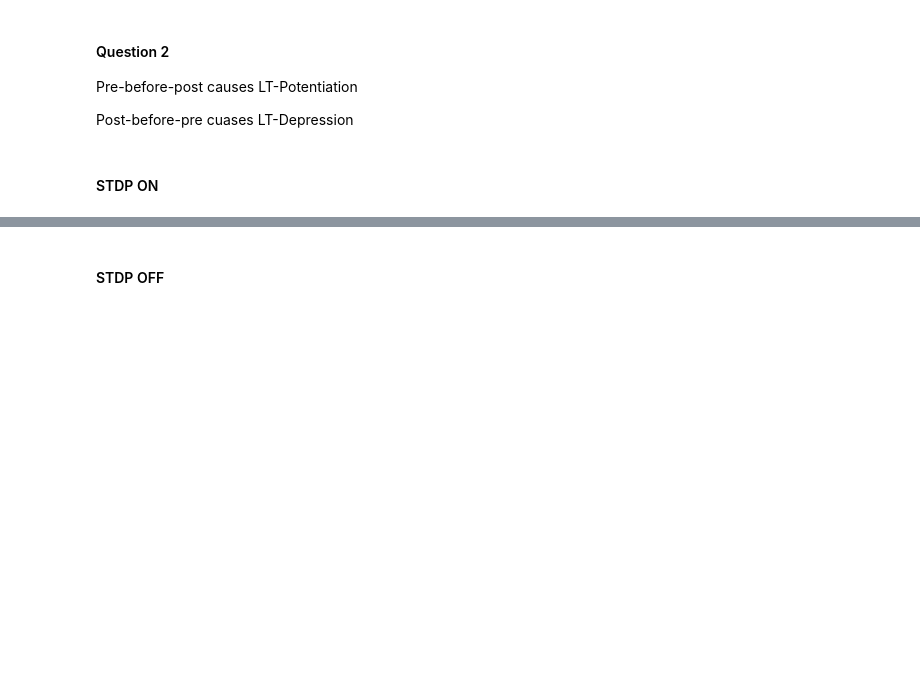
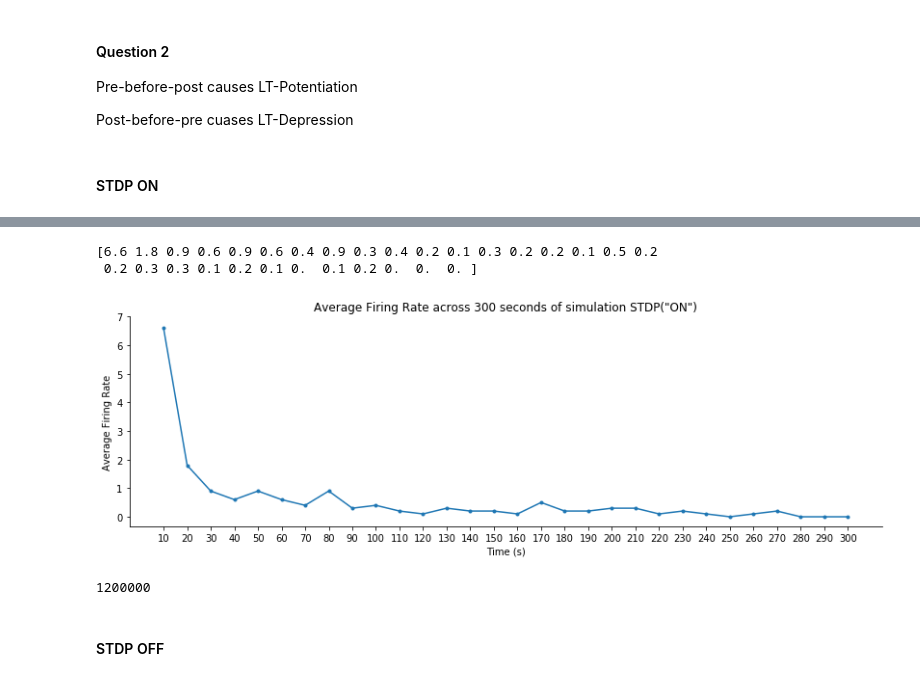
Before and after one commit to leanguardia/cneuroscience-cws, a Jupyter notebook: 3-LIF-Plasticity/B-Synapses.ipynb, the cells around one changed output, grey strips where cells are left out. Drawn from its saved outputs; the diff is of its cells as text; code cells hidden in the pictures; blank space fills up the shorter version.

Commit message:
Ploting Average Firing Rat

```diff
--- a/3-LIF-Plasticity/B-Synapses.ipynb
+++ b/3-LIF-Plasticity/B-Synapses.ipynb
@@ -265,22 +259,34 @@ plot_q2_dist(title, f"b_q2_hist_stdp_on_{int(ti.time())}", time_range, conductan
 # %%
-def plot_q2_firing_rate(title, filename, time_range, collection):
-    fig = plt.figure(figsize=(10,7))
+def plot_q2_firing_rate(title, filename, time_range, volts, v_th):
+    fig = plt.figure(figsize=(14,4))
     ax = fig.add_subplot()
     ax.set_title(title)
     ax.spines['right'].set_visible(False); ax.spines['top'].set_visible(False)
-    ax.set_xlabel("Peak Strength (nS)"); ax.set_ylabel("Number of sypanses")
+    ax.set_xlabel("Time (s)"); ax.set_ylabel("Average Firing Rate")
 
-    x = (np.array(collection) * 1000).T
-    n_bins = 8
-    trails = x.shape[1]
-    colors = ["royalblue", "dodgerblue", "deepskyblue", "darkturquoise", "aquamarine"]
-    labels = [f"Trial {i+1}" for i in range(trails)]
-    ax.hist(x, bins=n_bins, color=colors, label=labels[:trails])
-    ax.legend(prop={'size': 10})
+    y = np.array(volts).reshape(30,40000)
+    averages = ((y >= v_th).sum(axis=1)) /10
+#     print(averages)
+
+#     trails = 1
+#     colors = ["royalblue", "dodgerblue", "deepskyblue", "darkturquoise", "aquamarine"]
+#     labels = [f"Trial {i+1}" for i in range(trails)]
+    ax.plot(range(10,310,10), averages, marker='.')#, color=colors, label=labels[:trails])
+    ax.set_xticks(range(10,310,10))
+    ax.set_yticks(range(8))
     fig.savefig(f"plots/{filename}.png", dpi=100,bbox_inches='tight', pad_inches=0.2)
 
-title = "Synaptic Strengths distribution after 300 seconds of simulation"
-plot_q2_dist(title, f"b_q2_hist_stdp_on_{int(ti.time())}", time_range, conductances_collection)
+title = "Average Firing Rate across 300 seconds of simulation STDP(\"ON\")"
+plot_q2_firing_rate(title, f"b_q2_frate_stdp_on_{int(ti.time())}",
+             time_range, volts2, args_v2["v_threshold"])
+# %% [output]
+[6.6 1.8 0.9 0.6 0.9 0.6 0.4 0.9 0.3 0.4 0.2 0.1 0.3 0.2 0.2 0.1 0.5 0.2
+ 0.2 0.3 0.3 0.1 0.2 0.1 0.  0.1 0.2 0.  0.  0. ]
+[figure, added]
+# %%
+len(volts2)
+# %% [output]
+1200000
 # %% [markdown]
 #### STDP OFF
 # %%
```
Also changed, not shown: parts of 4 cells of this notebook.
